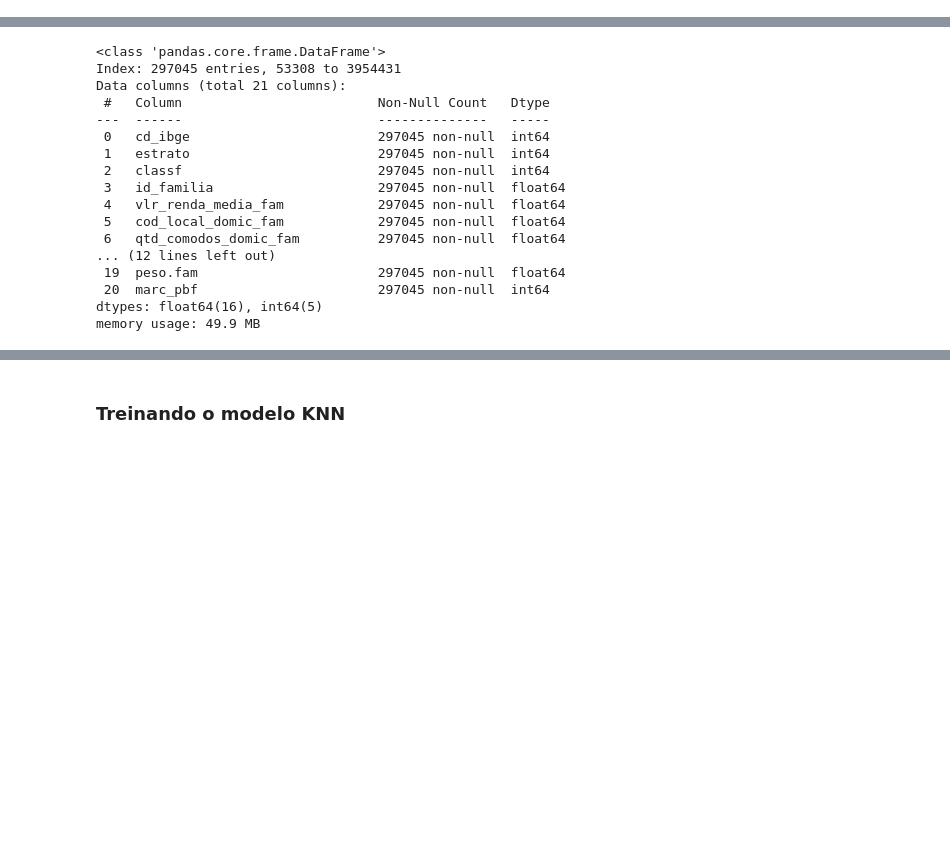
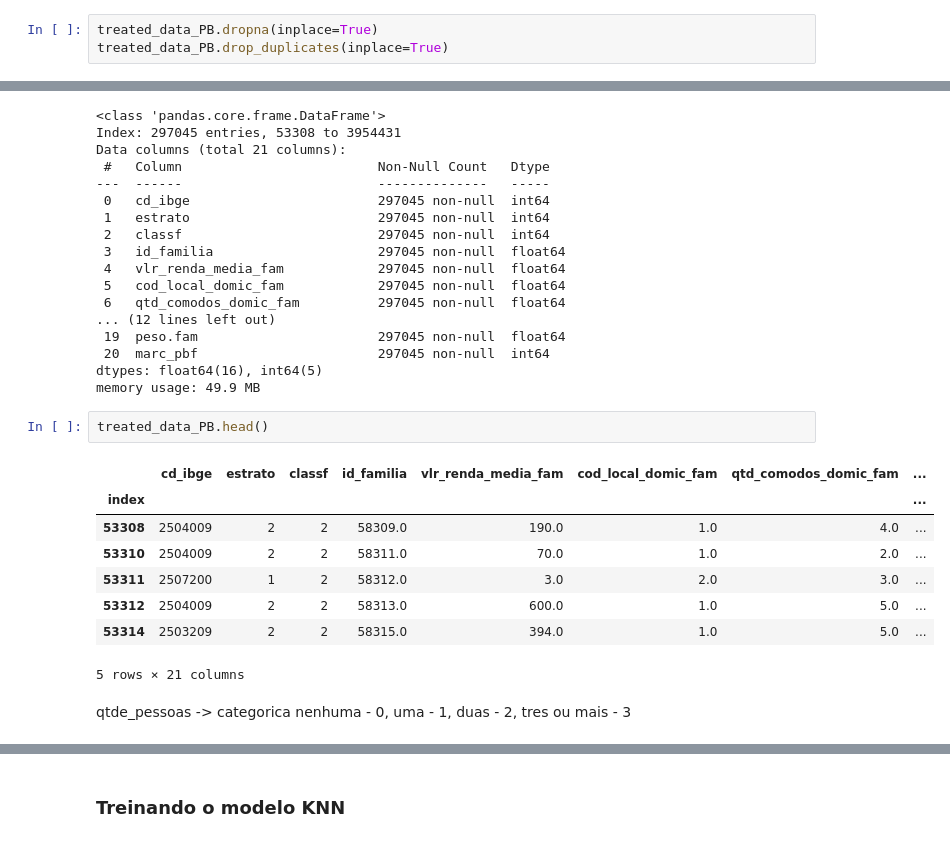
Before and after one commit to mariabandeira/AdministracaoPublica, a Jupyter notebook: CadUnico/KNN/TrainningPB.ipynb, the cells around one changed output, grey strips where cells are left out. Cells and saved outputs as stored; diff of their text form; blank space fills up the shorter version.

```diff
--- a/CadUnico/KNN/TrainningPB.ipynb
+++ b/CadUnico/KNN/TrainningPB.ipynb
@@ -18,6 +18,9 @@ from sklearn.metrics import make_scorer, accuracy_score
 from imblearn.under_sampling import RandomUnderSampler
 # %%
 treated_data_PB = pd.read_csv('/content/treated_cadUnicoPB.csv', index_col=0)
+# %%
+treated_data_PB.dropna(inplace=True)
+treated_data_PB.drop_duplicates(inplace=True)
 # %%
 treated_data_PB.info()
 # %% [output]
@@ -38,3 +41,16 @@ Data columns (total 21 columns):
  20  marc_pbf                       297045 non-null  int64
 dtypes: float64(16), int64(5)
 memory usage: 49.9 MB
+# %%
+treated_data_PB.head()
+# %% [output]
+|  | cd_ibge | estrato | classf | id_familia | vlr_renda_media_fam | cod_local_domic_fam | qtd_comodos_domic_fam | ... |
+| index |  |  |  |  |  |  |  | ... |
+| 53308 | 2504009 | 2 | 2 | 58309.0 | 190.0 | 1.0 | 4.0 | ... |
+| 53310 | 2504009 | 2 | 2 | 58311.0 | 70.0 | 1.0 | 2.0 | ... |
+| 53311 | 2507200 | 1 | 2 | 58312.0 | 3.0 | 2.0 | 3.0 | ... |
+| 53312 | 2504009 | 2 | 2 | 58313.0 | 600.0 | 1.0 | 5.0 | ... |
+| 53314 | 2503209 | 2 | 2 | 58315.0 | 394.0 | 1.0 | 5.0 | ... |
+5 rows × 21 columns
+# %% [markdown]
+qtde_pessoas -> categorica nenhuma - 0, uma - 1, duas - 2, tres ou mais - 3
```
Also changed, not shown: parts of 10 cells of this notebook.
